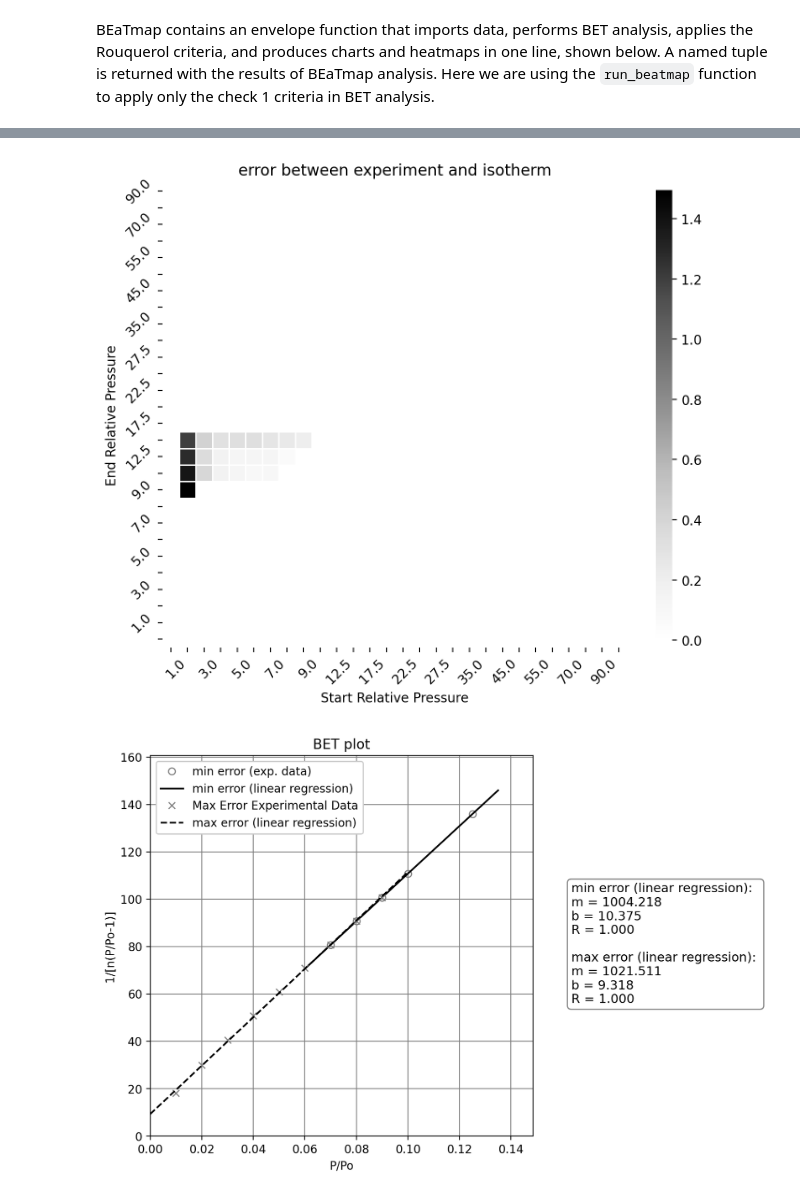
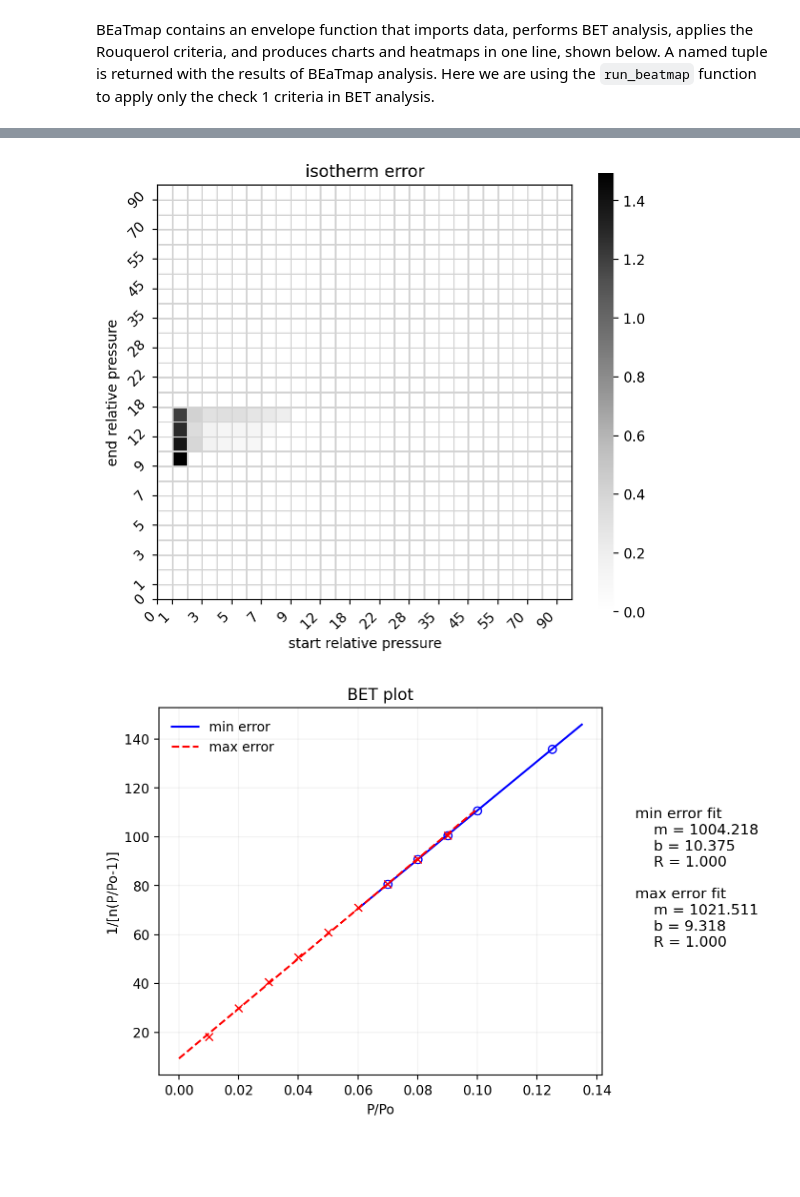
Before and after one commit to PMEAL/BEaTmap, a Jupyter notebook: examples/BEaTmap_example.ipynb, the cells around one changed output, grey strips where cells are left out. Saved outputs shown, nothing was run; the diff lists cells and outputs as text; code cells hidden in the pictures; blank space fills up the shorter version.

Commit message:
Rerender example notebook

```diff
--- a/examples/BEaTmap_example.ipynb
+++ b/examples/BEaTmap_example.ipynb
@@ -127,7 +117,9 @@ print(ssa_df, '\n\n', c_df)
 BEaTmap contains an envelope function that imports data, performs BET analysis, applies the Rouquerol criteria, and produces charts and heatmaps in one line, shown below. A named tuple is returned with the results of BEaTmap analysis. Here we are using the `run_beatmap` function to apply only the check 1 criteria in BET analysis.
 # %%
 beatmap_results = bt.core.run_beatmap(
-    file=fpath, info='example data', a_o=39,
+    file=fpath,
+    a_o=39,
+    info='test data',
     enforce_y_intercept_positive=True,
     enforce_pressure_increasing=True,
     enforce_absorbed_amount=True,
@@ -136,8 +128,5 @@ beatmap_results = bt.core.run_beatmap(
     points=5,
     save_figures=False,
     export_data=False,
-    ssa_criterion="error",
-    ssa_gradient="Greens",
-    err_gradient="Greys"
 )
 # %% [output]
@@ -146,2 +135,2 @@ beatmap_results = bt.core.run_beatmap(
-[figure, old version]
+[figure, new version]
-[figure, old version]
+[figure, new version]
```
Also changed, not shown: parts of 7 cells of this notebook.
